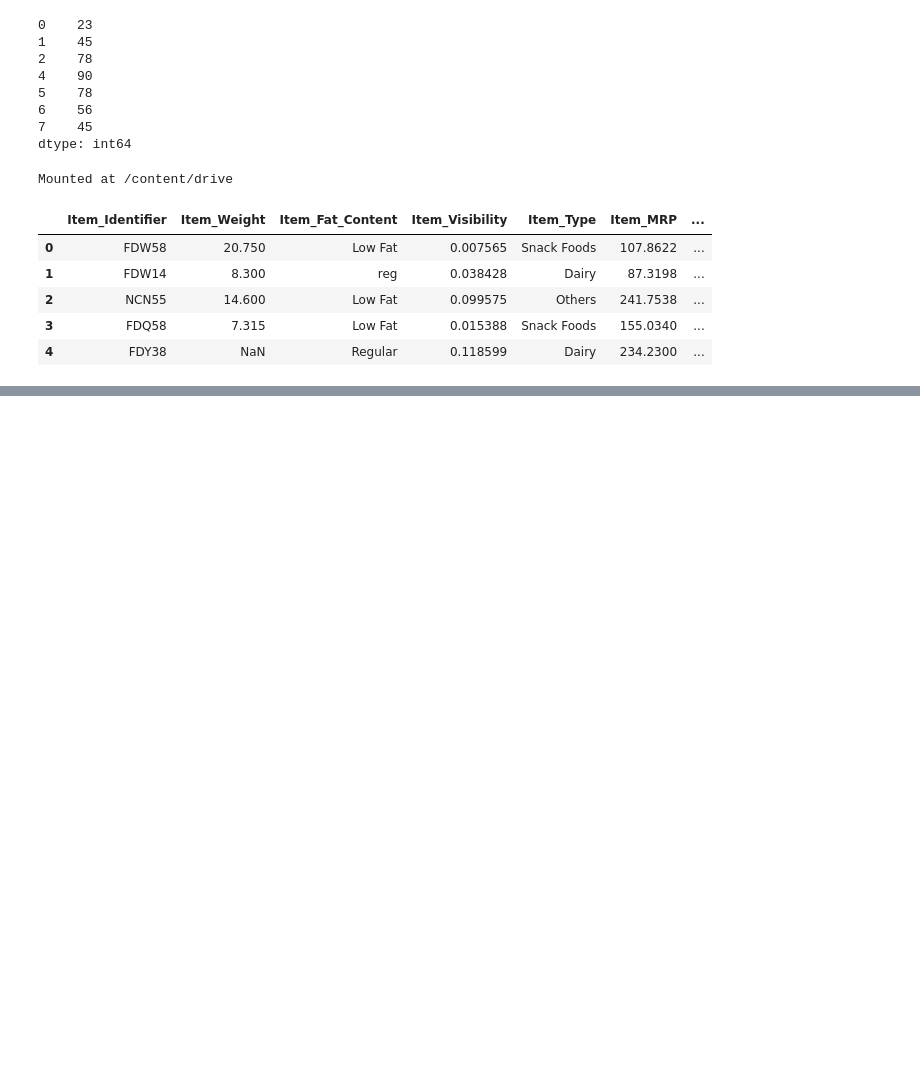
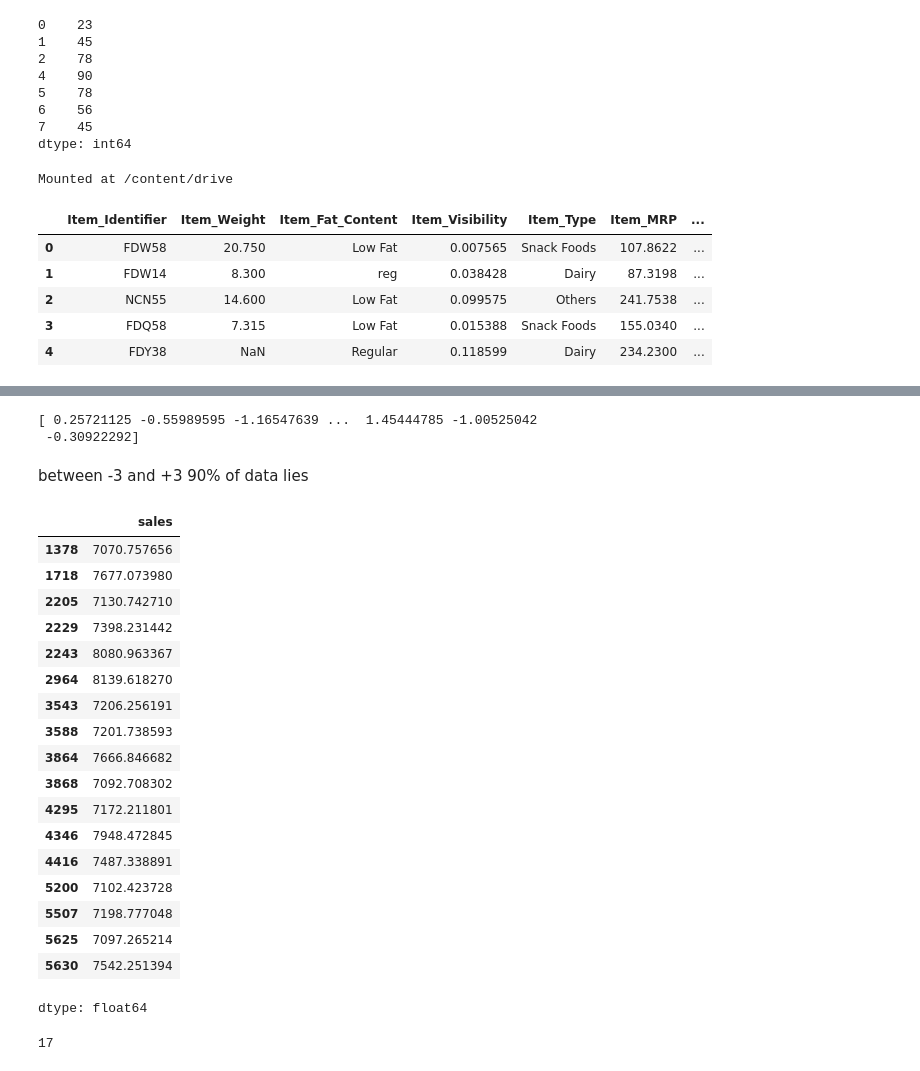
Before and after one commit to Haris-09/Python-Programming, a Jupyter notebook: Outliers.ipynb, the cells around one changed output, grey strips where cells are left out. Cells and saved outputs as stored; diff of their text form; code cells hidden in the pictures; blank space fills up the shorter version.

```diff
--- a/Outliers.ipynb
+++ b/Outliers.ipynb
@@ -94,0 +115,4 @@ mart.head()
+# %%
+from scipy.stats import zscore
+sales = bigmart.sales
+print(sales)
@@ -94,0 +142,34 @@ mart.head()
+# %%
+sales_zscore = zscore(sales)
+print(sales_zscore)
+# %% [output]
+[ 0.25721125 -0.55989595 -1.16547639 ...  1.45444785 -1.00525042
+ -0.30922292]
+# %% [markdown]
+between -3 and +3 90% of data lies
+# %%
+sales[np.abs(sales_zscore)>=3]
+# %% [output]
+|  | sales |
+| 1378 | 7070.757656 |
+| 1718 | 7677.073980 |
+| 2205 | 7130.742710 |
+| 2229 | 7398.231442 |
+| 2243 | 8080.963367 |
+| 2964 | 8139.618270 |
+| 3543 | 7206.256191 |
+| 3588 | 7201.738593 |
+| 3864 | 7666.846682 |
+| 3868 | 7092.708302 |
+| 4295 | 7172.211801 |
+| 4346 | 7948.472845 |
+| 4416 | 7487.338891 |
+| 5200 | 7102.423728 |
+| 5507 | 7198.777048 |
+| 5625 | 7097.265214 |
+| 5630 | 7542.251394 |
+dtype: float64
+# %%
+len(sales[np.abs(sales_zscore)>=3])
+# %% [output]
+17
```
Also changed, not shown: parts of 6 cells of this notebook.
